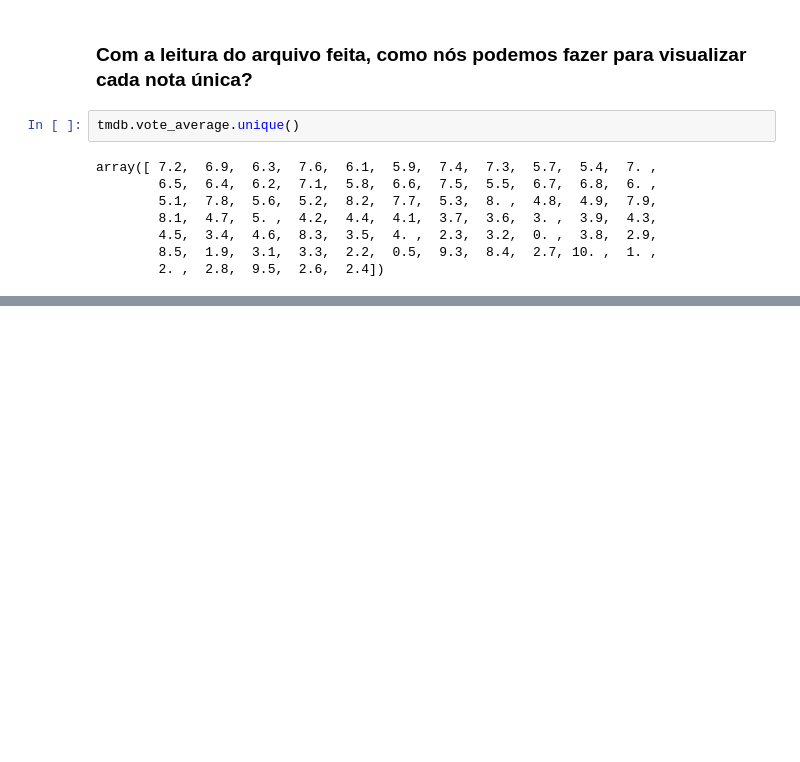
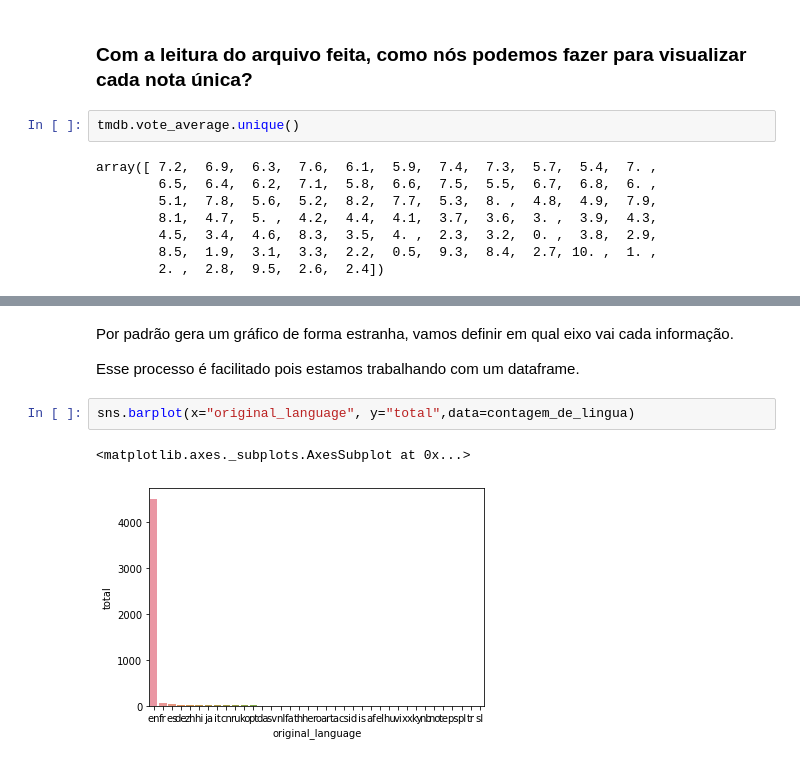
Before and after one commit to laurivansareta/introducao-a-data-science, a Jupyter notebook: Introdução_a_Data_Science.ipynb, the cells around one changed output, grey strips where cells are left out. Cells and saved outputs as stored; diff of their text form; blank space fills up the shorter version.

```diff
--- a/Introdução_a_Data_Science.ipynb
+++ b/Introdução_a_Data_Science.ipynb
@@ -334,0 +360,9 @@ array([ 7.2,  6.9,  6.3,  7.6,  6.1,  5.9,  7.4,  7.3,  5.7,  5.4,  7. ,
+# %% [markdown]
+Por padrão gera um gráfico de forma estranha, vamos definir em qual eixo vai cada informação.
+
+Esse processo é facilitado pois estamos trabalhando com um dataframe.
+# %%
+sns.barplot(x="original_language", y="total",data=contagem_de_lingua)
+# %% [output]
+<matplotlib.axes._subplots.AxesSubplot at 0x...>
+[figure, added]
```
Also changed, not shown: parts of 9 cells of this notebook.
